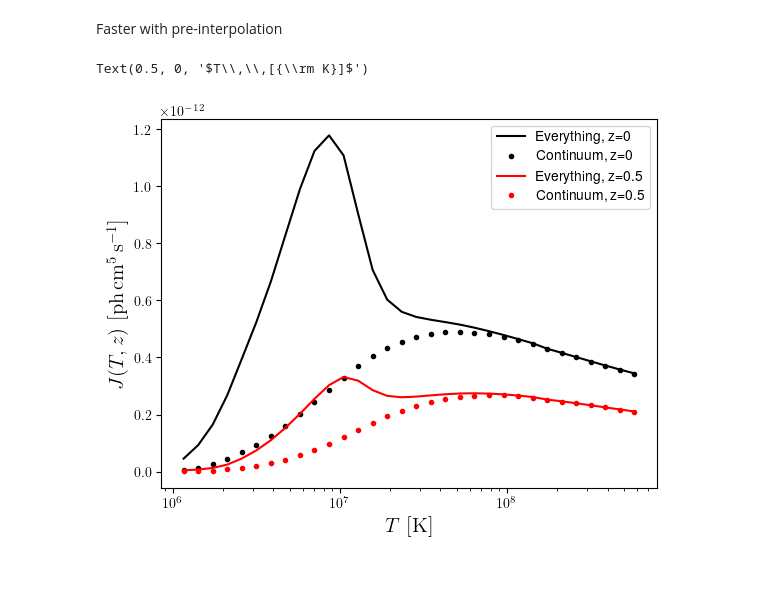
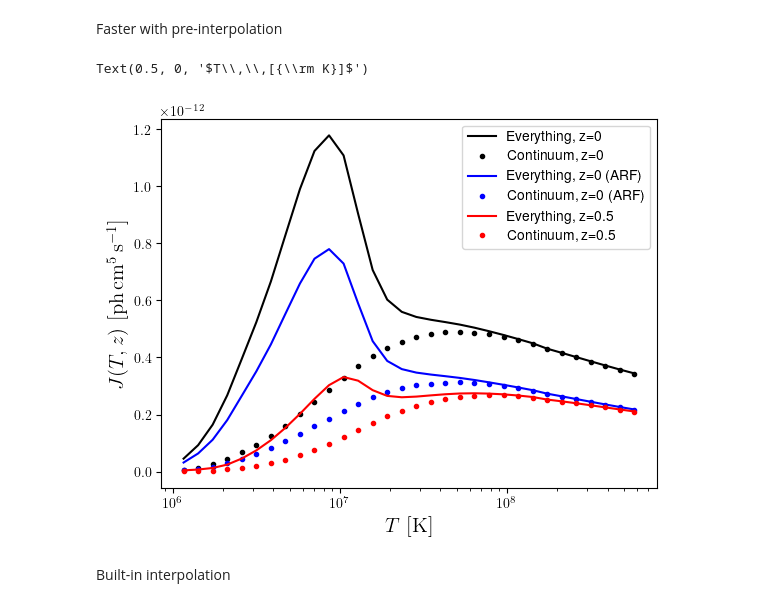
Before and after one commit to Cosmotheka/Cosmotheka_likelihoods, a Jupyter notebook: papers/ROSATx/ROSATProcess.ipynb, the cells around one changed output. Cells and saved outputs as stored; diff of their text form; code cells hidden in the pictures; blank space fills up the shorter version.

```diff
--- a/papers/ROSATx/ROSATProcess.ipynb
+++ b/papers/ROSATx/ROSATProcess.ipynb
@@ -6,4 +7,6 @@ from matplotlib import rc
 rc('font', **{'family': 'sans-serif', 'sans-serif': ['Helvetica']})
 rc('text', usetex=True)
 # %%
-rosat = rx.ROSATResponse('data/pspcc_gain1_256.rsp')
+rosat = rx.ROSATResponse(fname_rsp='data/pspcc_gain1_256.rsp')
+rosatb = rx.ROSATResponse(fname_rmf='data/pspcc_gain1_256.rmf',
+                          fname_arf='data/pspcc_gain1_256.arf')
@@ -79,28 +92,37 @@ emax = 2.0
 ip_cont = rosat.get_integrated_spectrum_interp(kTmin, kTmax, nkT, zmax, nz, emin, emax,
                                                dolines=False, dopseudo=False)
 ip_all = rosat.get_integrated_spectrum_interp(kTmin, kTmax, nkT, zmax, nz, emin, emax)
+ip_contb = rosatb.get_integrated_spectrum_interp(kTmin, kTmax, nkT, zmax, nz, emin, emax,
+                                               dolines=False, dopseudo=False)
+ip_allb = rosatb.get_integrated_spectrum_interp(kTmin, kTmax, nkT, zmax, nz, emin, emax)
 # %%
 plt.figure()
 kTs = np.geomspace(0.1, 50.0, 32)
 # Transforms keV to Kelvin
 kT2T = 11604518.1
 z = 0.
 ev = np.array([[lkt, z] for lkt in np.log(kTs)])
 Js_cont_b = np.exp(ip_cont(ev))
 Js_all_b = np.exp(ip_all(ev))
+Js_cont_bb = np.exp(ip_contb(ev))
+Js_all_bb = np.exp(ip_allb(ev))
 plt.plot(kTs*kT2T, Js_all_b, 'k-', label='Everything, z=0')
 plt.plot(kTs*kT2T, Js_cont_b, 'k.', label='Continuum, z=0')
+plt.plot(kTs*kT2T, Js_all_bb, 'b-', label='Everything, z=0 (ARF)')
+plt.plot(kTs*kT2T, Js_cont_bb, 'b.', label='Continuum, z=0 (ARF)')
 z = 0.5
 ev = np.array([[lkt, z] for lkt in np.log(kTs)])
 Js_cont_b = np.exp(ip_cont(ev))
 Js_all_b = np.exp(ip_all(ev))
 plt.plot(kTs*kT2T, Js_all_b, 'r-', label='Everything, z=0.5')
 plt.plot(kTs*kT2T, Js_cont_b, 'r.', label='Continuum, z=0.5')
 plt.xscale('log')
 #plt.yscale('log')
 plt.legend()
 plt.ylabel(r"$J(T,z)\,\,[{\rm ph}\,{\rm cm}^5\,{\rm s}^{-1}]$", fontsize=15)
 plt.xlabel(r"$T\,\,[{\rm K}]$", fontsize=15)
 # %% [output]
 Text(0.5, 0, '$T\\,\\,[{\\rm K}]$')
-[figure, old version]
+[figure, new version]
+# %% [markdown]
+Built-in interpolation
```
Also changed, not shown: parts of 6 cells of this notebook, 10 other files.
